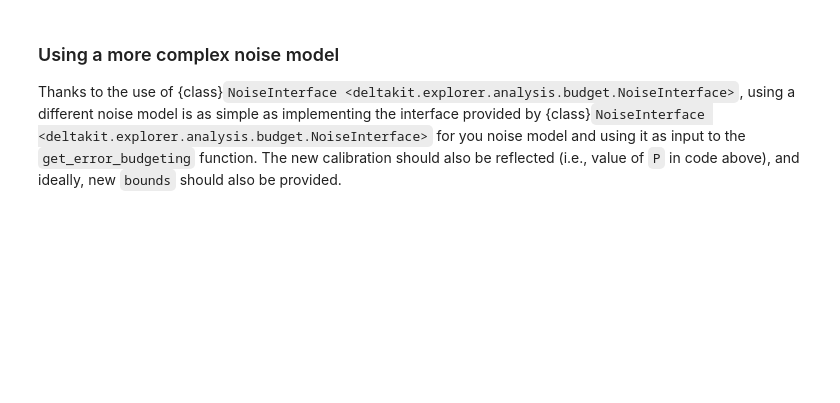
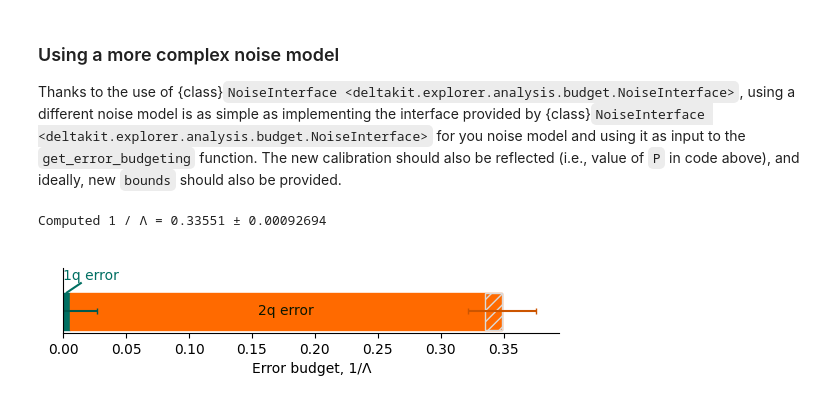
Before and after one commit to Deltakit/deltakit, a Jupyter notebook: docs/guide/error_budgeting.ipynb, the cells around one changed output. Saved outputs shown, nothing was run; the diff lists cells and outputs as text; code cells hidden in the pictures; blank space fills up the shorter version.

```diff
--- a/docs/guide/error_budgeting.ipynb
+++ b/docs/guide/error_budgeting.ipynb
@@ -372,32 +380,35 @@ class Simple2NoiseModel(NoiseInterface[Circuit]):
         )
         return qpu.compile_and_add_noise_to_circuit(computation)
 
 
     @override
     @classmethod
     def is_valid(cls, parameters: npt.NDArray[numpy.floating]) -> str | None:
         for i, parameter_name in enumerate(Simple2NoiseModel.parameter_names):
             p = parameters[i]
             if p < 0 or p > 1:
                 msg = f"Expected 0 <= {parameter_name.capitalize()} <= 1 but got {p}."
                 raise ValueError(msg)
 
         return super().is_valid(parameters)
 
-P = [1e-3, 2e-3]
-bounds = [(1e-4, 5e-3), (5e-4, 1e-2)]
+P = [2e-3, 4e-3]
+bounds = [(2e-4, 5e-3), (5e-4, 1e-2)]
 
 lambda_reciprocal, lambda_reciprocal_stddev = compute_1_over_lambda_at(
     Simple2NoiseModel, P, num_rounds_per_distance
 )
 print(f"Computed 1 / Λ = {lambda_reciprocal:.5g} ± {lambda_reciprocal_stddev:.5g}")
 
 contributions, contribution_stddevs = get_error_budget(
     Simple2NoiseModel, P, num_rounds_per_distance, bounds, num_shots=500_000
 )
 
 contributions = [*contributions, lambda_reciprocal - sum(contributions)]
 contribution_stddevs = [*(3 * contribution_stddevs), None]
 descriptions = [*Simple2NoiseModel.parameter_names, "Excess"]
 
 fig, ax = plot_error_budget(contributions, descriptions, contribution_stddevs)
+# %% [output]
+Computed 1 / Λ = 0.33551 ± 0.00092694
+[figure, added]
```
Also changed, not shown: parts of 3 cells of this notebook.
